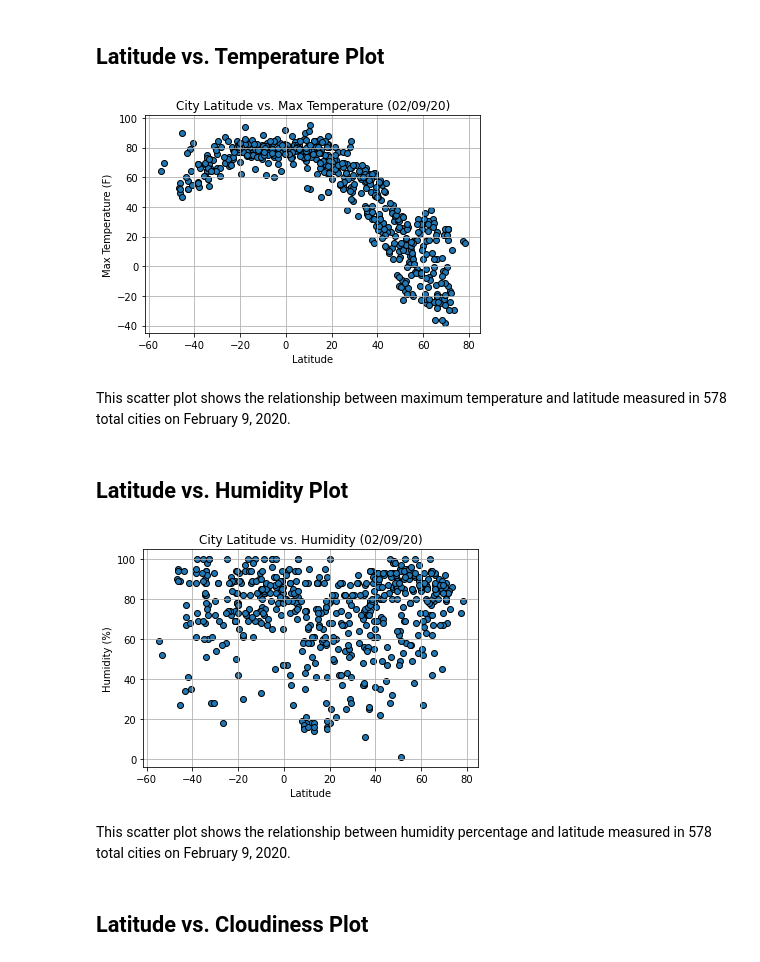
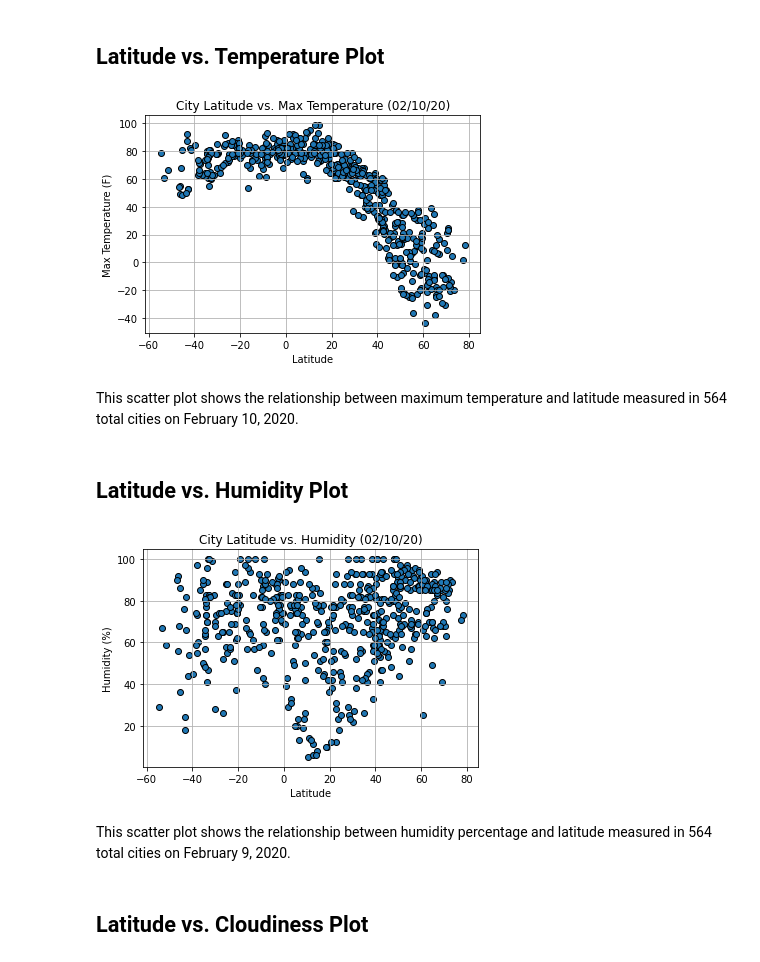
Before and after one commit to JonWeber0328/python-api-challenge, a Jupyter notebook: WeatherPy/WeatherPy.ipynb, the cells around one changed output. Cells and saved outputs as stored; diff of their text form; code cells hidden in the pictures.

```diff
--- a/WeatherPy/WeatherPy.ipynb
+++ b/WeatherPy/WeatherPy.ipynb
@@ -201,7 +201,7 @@ reduced_cities_df.describe(percentiles=[0.25, 0.5, 0.75]).head(10)
 plt.scatter(cities_df["Lat"], cities_df["Max Temp"], marker="o", edgecolors="black")
 
 # Incorporate the other graph properties
-plt.title("City Latitude vs. Max Temperature (02/09/20)")
+plt.title("City Latitude vs. Max Temperature (02/10/20)")
 plt.ylabel("Max Temperature (F)")
 plt.xlabel("Latitude")
 plt.grid(True)
@@ -212,32 +212,32 @@ plt.savefig("LatitudeVsTemperature.png")
 # Show plot
 plt.show()
 # %% [output]
-[figure, old version]
+[figure, new version]
 # %% [markdown]
 This scatter plot shows the relationship between maximum temperature and latitude
-measured in 578 total cities on February 9, 2020.
+measured in 564 total cities on February 10, 2020.
 # %% [markdown]
 ## Latitude vs. Humidity Plot
 # %%
 # Build a scatter plot
 plt.scatter(cities_df["Lat"], cities_df["Humidity"], marker="o", edgecolors="black")
 
 # Incorporate the other graph properties
-plt.title("City Latitude vs. Humidity (02/09/20)")
+plt.title("City Latitude vs. Humidity (02/10/20)")
 plt.ylabel("Humidity (%)")
 plt.xlabel("Latitude")
 plt.grid(True)
 
 # Save the figure
 plt.savefig("LatitudeVsHumidity.png")
 
 # Show plot
 plt.show()
 # %% [output]
-[figure, old version]
+[figure, new version]
 # %% [markdown]
 This scatter plot shows the relationship between humidity percentage and latitude
-measured in 578 total cities on February 9, 2020.
+measured in 564 total cities on February 9, 2020.
 # %% [markdown]
 ## Latitude vs. Cloudiness Plot
 # %%
```
Also changed, not shown: parts of 26 cells of this notebook, 5 other files.
